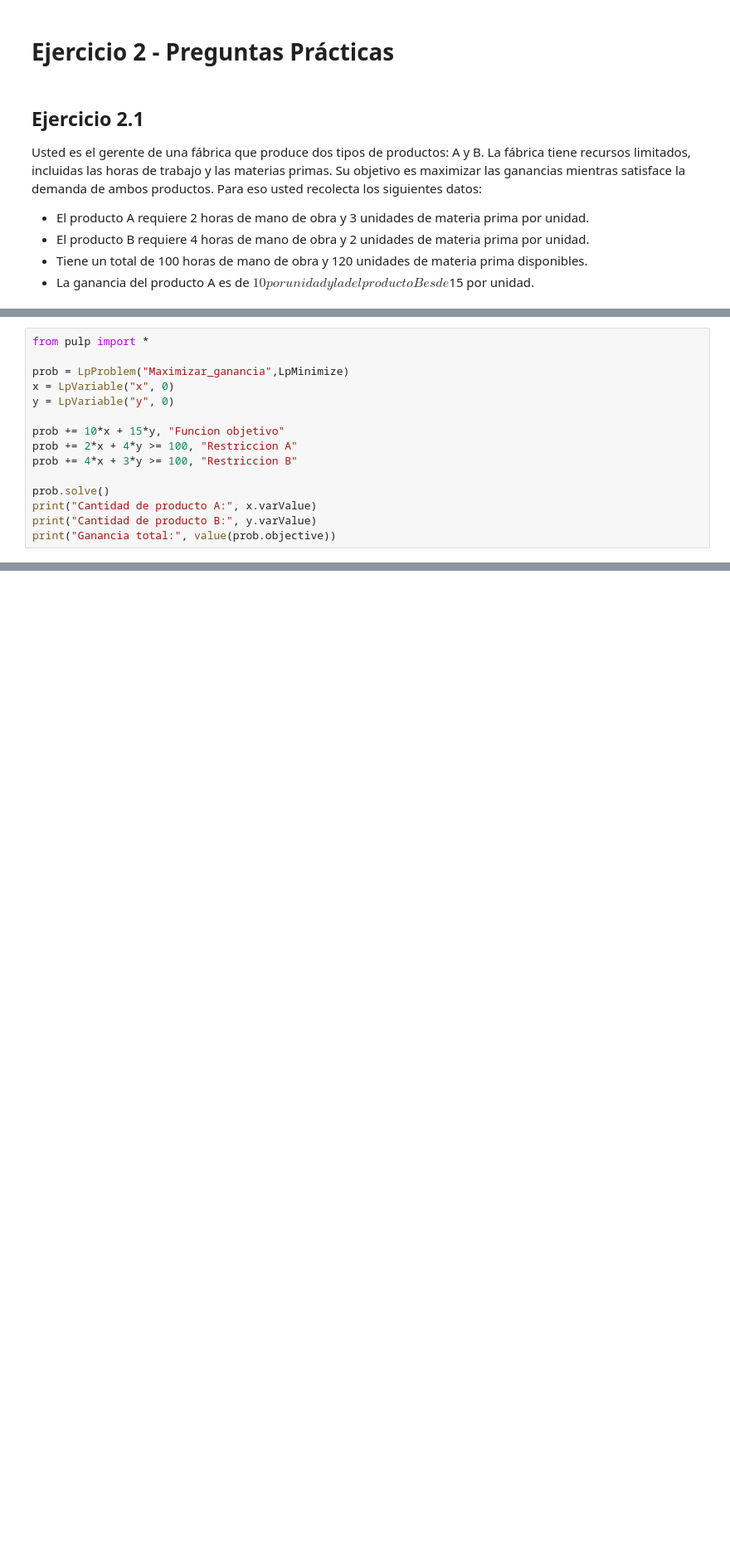
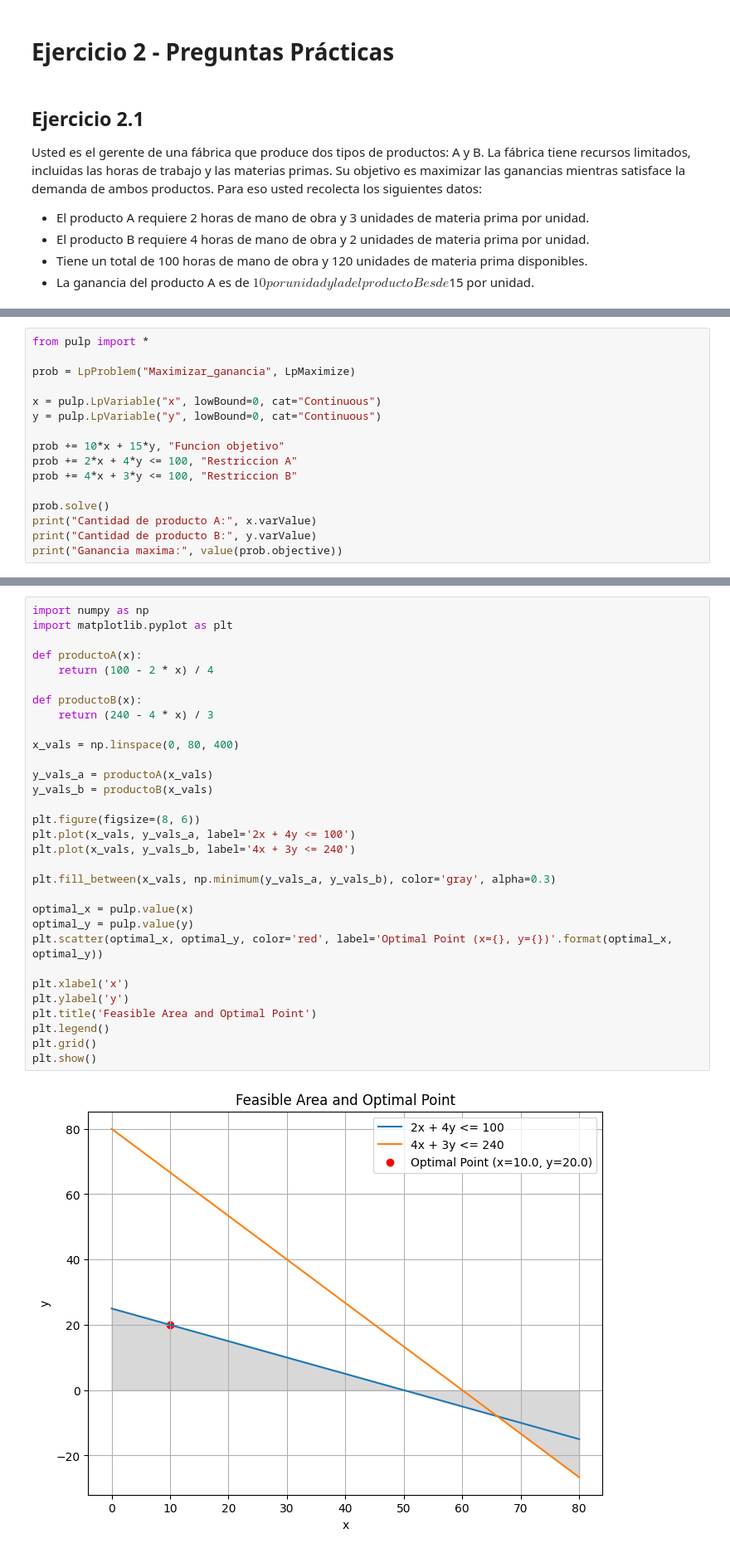
Before and after one commit to JuanDiegoAvila/HDT2_ModSim, a Jupyter notebook: hdt2.ipynb, the cells around one changed output, grey strips where cells are left out. Shown at 83% size. Cells and saved outputs as stored; diff of their text form; blank space fills up the shorter version.

```diff
--- a/hdt2.ipynb
+++ b/hdt2.ipynb
@@ -67,18 +67,19 @@ a. Escriba un script en Python o en otro lenguaje de programación de su prefere
 # %%
 from pulp import *
 
-prob = LpProblem("Maximizar_ganancia",LpMinimize)
-x = LpVariable("x", 0)
-y = LpVariable("y", 0)
+prob = LpProblem("Maximizar_ganancia", LpMaximize)
+
+x = pulp.LpVariable("x", lowBound=0, cat="Continuous")
+y = pulp.LpVariable("y", lowBound=0, cat="Continuous")
 
 prob += 10*x + 15*y, "Funcion objetivo"
-prob += 2*x + 4*y >= 100, "Restriccion A"
-prob += 4*x + 3*y >= 100, "Restriccion B"
+prob += 2*x + 4*y <= 100, "Restriccion A"
+prob += 4*x + 3*y <= 100, "Restriccion B"
 
 prob.solve()
 print("Cantidad de producto A:", x.varValue)
 print("Cantidad de producto B:", y.varValue)
-print("Ganancia total:", value(prob.objective))
+print("Ganancia maxima:", value(prob.objective))
 # %% [output]
 Cantidad de producto A: 10.0
 Cantidad de producto B: 20.0
@@ -85,0 +89,33 @@ Ganancia total: 400.0
+# %%
+import numpy as np
+import matplotlib.pyplot as plt
+
+def productoA(x):
+    return (100 - 2 * x) / 4
+
+def productoB(x):
+    return (240 - 4 * x) / 3
+
+x_vals = np.linspace(0, 80, 400)
+
+y_vals_a = productoA(x_vals)
+y_vals_b = productoB(x_vals)
+
+plt.figure(figsize=(8, 6))
+plt.plot(x_vals, y_vals_a, label='2x + 4y <= 100')
+plt.plot(x_vals, y_vals_b, label='4x + 3y <= 240')
+
+plt.fill_between(x_vals, np.minimum(y_vals_a, y_vals_b), color='gray', alpha=0.3)
+
+optimal_x = pulp.value(x)
+optimal_y = pulp.value(y)
+plt.scatter(optimal_x, optimal_y, color='red', label='Optimal Point (x={}, y={})'.format(optimal_x, optimal_y))
+
+plt.xlabel('x')
+plt.ylabel('y')
+plt.title('Feasible Area and Optimal Point')
+plt.legend()
+plt.grid()
+plt.show()
+# %% [output]
+[figure, added]
```
Also changed, not shown: parts of 10 cells of this notebook, 1 other file.
